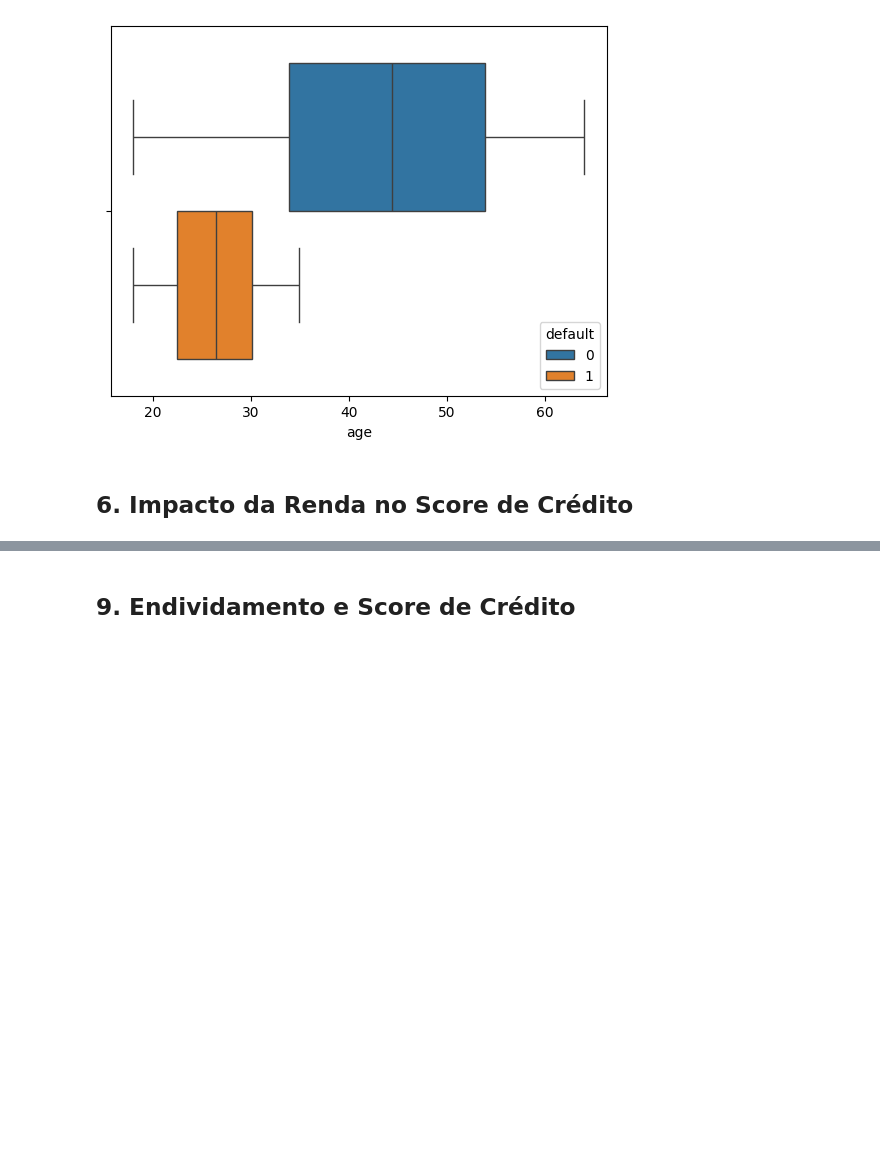
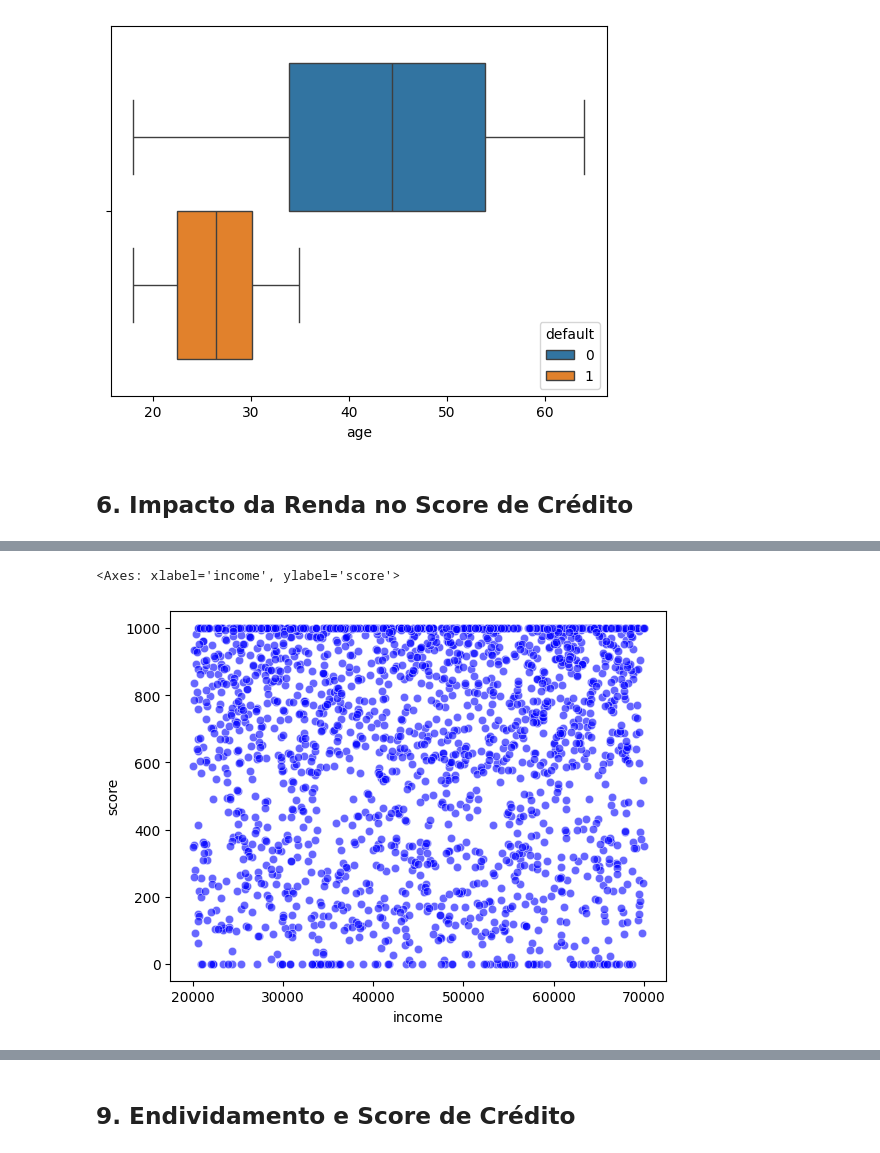
Before and after one commit to GabrielFePL/Machine-Learning-Fatec-Matao, a Jupyter notebook: DataAnalytics_Exercise_12_03.ipynb, the cells around one changed output, grey strips where cells are left out. Saved outputs shown, nothing was run; the diff lists cells and outputs as text; code cells hidden in the pictures; blank space fills up the shorter version.

```diff
--- a/DataAnalytics_Exercise_12_03.ipynb
+++ b/DataAnalytics_Exercise_12_03.ipynb
@@ -313,0 +349,5 @@ sns.scatterplot(data=credit_dataframe, x='income', y='default', hue='default');
+# %%
+sns.scatterplot(x='income', y='score', data=credit_dataframe, color='blue', alpha=0.6)
+# %% [output]
+<Axes: xlabel='income', ylabel='score'>
+[figure, added]
```
Also changed, not shown: parts of 23 cells of this notebook.
